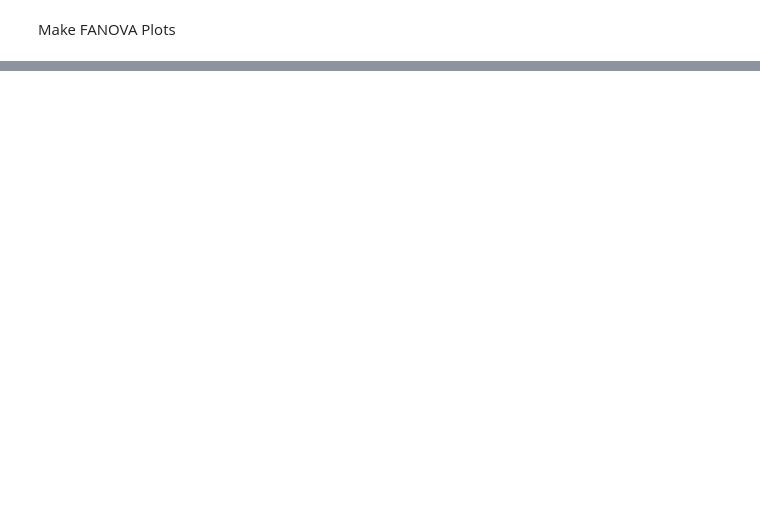
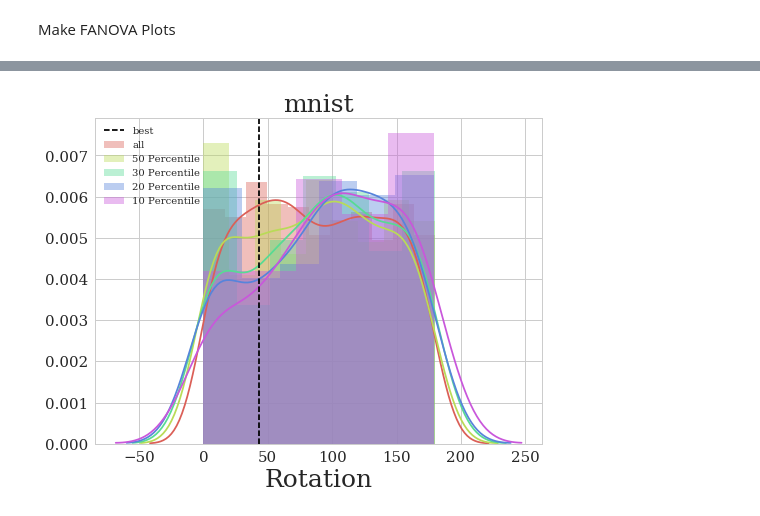
Before and after one commit to zemovi/AutoDA, a Jupyter notebook: notebooks/augmentation.ipynb, the cells around one changed output, grey strips where cells are left out. Drawn from its saved outputs; the diff is of its cells as text; code cells hidden in the pictures; blank space fills up the shorter version.

```diff
--- a/notebooks/augmentation.ipynb
+++ b/notebooks/augmentation.ipynb
@@ -240,0 +237,32 @@ plt.show()
+# %%
+current_palette_7 = sns.color_palette("hls", 5)
+
+sns.set_palette(current_palette_7)
+sns.distplot(X[:, 3], label='all', norm_hist=True) # use named tuple here
+
+
+p = np.percentile(y, 50)
+perc_50 = np.where(y < p)
+sns.distplot(X[perc_50, 3], label='50 Percentile', norm_hist=True)
+
+p = np.percentile(y, 30)
+perc_30 = np.where(y < p)
+sns.distplot(X[perc_30, 3], label='30 Percentile', norm_hist=True)
+
+p = np.percentile(y, 20)
+perc_20 = np.where(y < p)
+sns.distplot(X[perc_20, 3], label='20 Percentile', norm_hist=True)
+
+p = np.percentile(y, 10)
+perc_10 = np.where(y < p)
+sns.distplot(X[perc_10, 3], label='10 Percentile', norm_hist=True)
+
+
+idx = np.argmax(y)
+plt.axvline(X[idx, 3], linestyle="--", color="black", label="best")
+plt.title(dataset, fontsize=25)
+plt.xlabel('Rotation', size=25)
+plt.legend(loc=2)
+plt.show()
+# %% [output]
+[figure, added]
```
Also changed, not shown: parts of 9 cells of this notebook.
